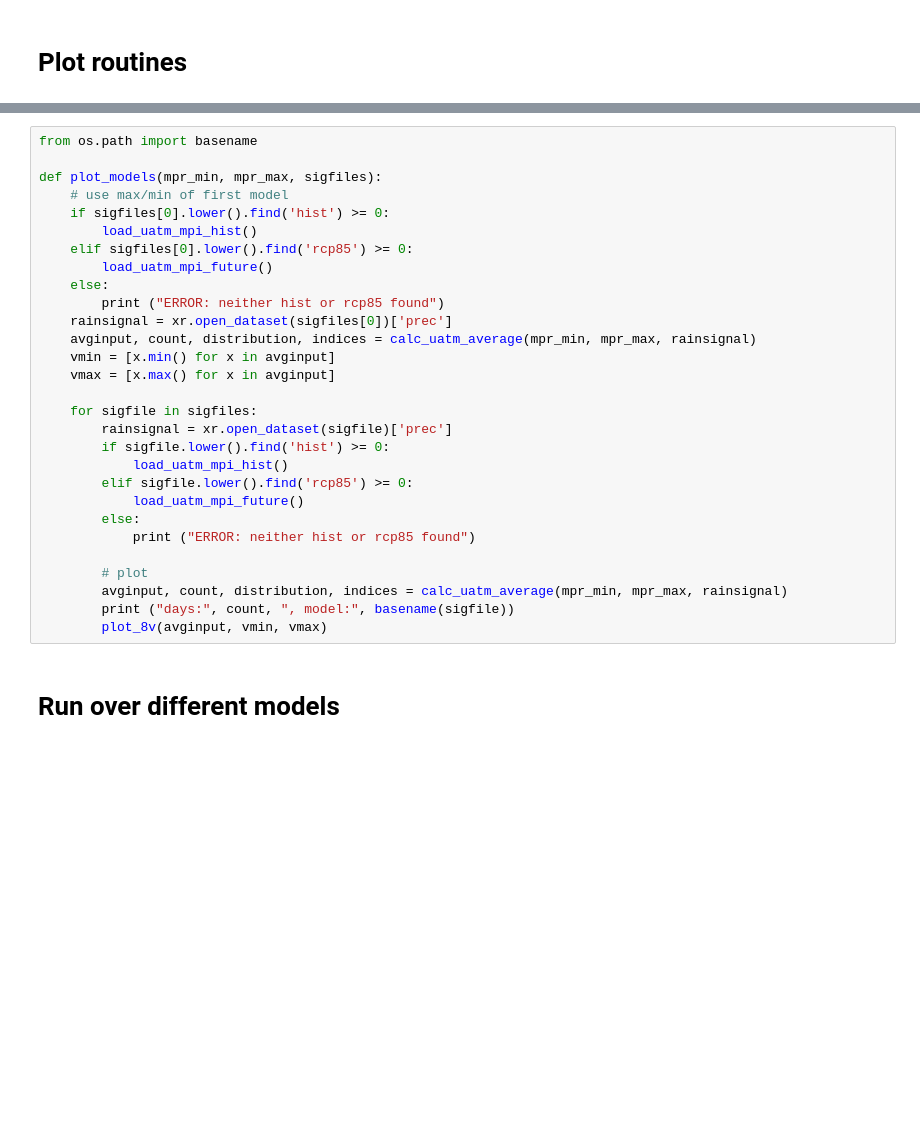
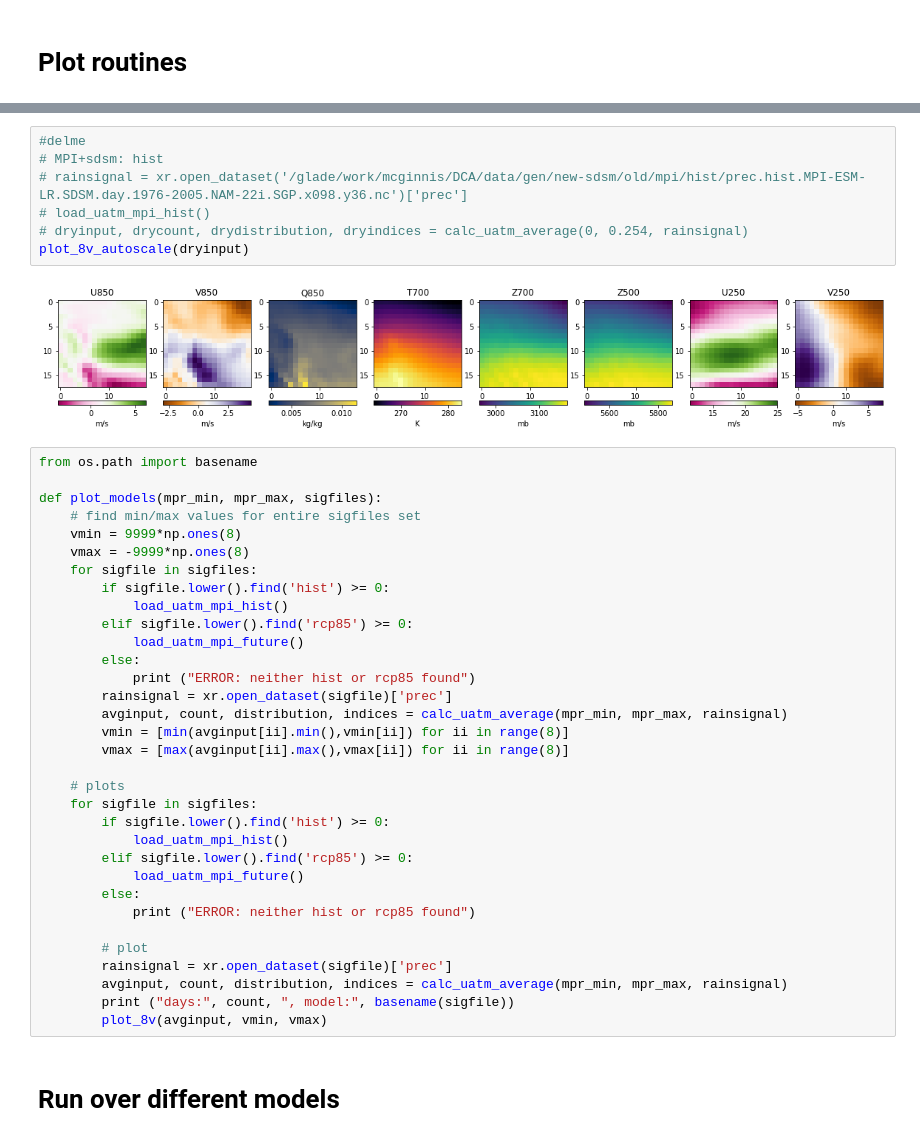
Before and after one commit to NCAR/ml-sm-dk-hf, a Jupyter notebook: notebooks/rain-days-via-xarray.ipynb, the cells around one changed output, grey strips where cells are left out. Drawn from its saved outputs; the diff is of its cells as text; blank space fills up the shorter version.

```diff
--- a/notebooks/rain-days-via-xarray.ipynb
+++ b/notebooks/rain-days-via-xarray.ipynb
@@ -181,21 +193,33 @@ def plot_8v_autoscale(isample):
+# %%
+#delme
+# MPI+sdsm: hist
+# rainsignal = xr.open_dataset('/glade/work/mcginnis/DCA/data/gen/new-sdsm/old/mpi/hist/prec.hist.MPI-ESM-LR.SDSM.day.1976-2005.NAM-22i.SGP.x098.y36.nc')['prec']
+# load_uatm_mpi_hist()
+# dryinput, drycount, drydistribution, dryindices = calc_uatm_average(0, 0.254, rainsignal)
+plot_8v_autoscale(dryinput)
+# %% [output]
+[figure, added]
 # %%
 from os.path import basename
 
 def plot_models(mpr_min, mpr_max, sigfiles):
-    # use max/min of first model
-    if sigfiles[0].lower().find('hist') >= 0:
-        load_uatm_mpi_hist()
-    elif sigfiles[0].lower().find('rcp85') >= 0:
-        load_uatm_mpi_future()
-    else:
-        print ("ERROR: neither hist or rcp85 found")
-    rainsignal = xr.open_dataset(sigfiles[0])['prec']
-    avginput, count, distribution, indices = calc_uatm_average(mpr_min, mpr_max, rainsignal)
-    vmin = [x.min() for x in avginput]
-    vmax = [x.max() for x in avginput]
+    # find min/max values for entire sigfiles set
+    vmin = 9999*np.ones(8)
+    vmax = -9999*np.ones(8)
+    for sigfile in sigfiles:
+        if sigfile.lower().find('hist') >= 0:
+            load_uatm_mpi_hist()
+        elif sigfile.lower().find('rcp85') >= 0:
+            load_uatm_mpi_future()
+        else:
+            print ("ERROR: neither hist or rcp85 found")
+        rainsignal = xr.open_dataset(sigfile)['prec']
+        avginput, count, distribution, indices = calc_uatm_average(mpr_min, mpr_max, rainsignal)
+        vmin = [min(avginput[ii].min(),vmin[ii]) for ii in range(8)]
+        vmax = [max(avginput[ii].max(),vmax[ii]) for ii in range(8)]
 
+    # plots
     for sigfile in sigfiles:
-        rainsignal = xr.open_dataset(sigfile)['prec']
         if sigfile.lower().find('hist') >= 0:
             load_uatm_mpi_hist()
         elif sigfile.lower().find('rcp85') >= 0:
@@ -204,6 +228,7 @@ def plot_models(mpr_min, mpr_max, sigfiles):
             print ("ERROR: neither hist or rcp85 found")
 
         # plot
+        rainsignal = xr.open_dataset(sigfile)['prec']
         avginput, count, distribution, indices = calc_uatm_average(mpr_min, mpr_max, rainsignal)
         print ("days:", count, ", model:", basename(sigfile))
         plot_8v(avginput, vmin, vmax)
```
Also changed, not shown: parts of 8 cells of this notebook.
